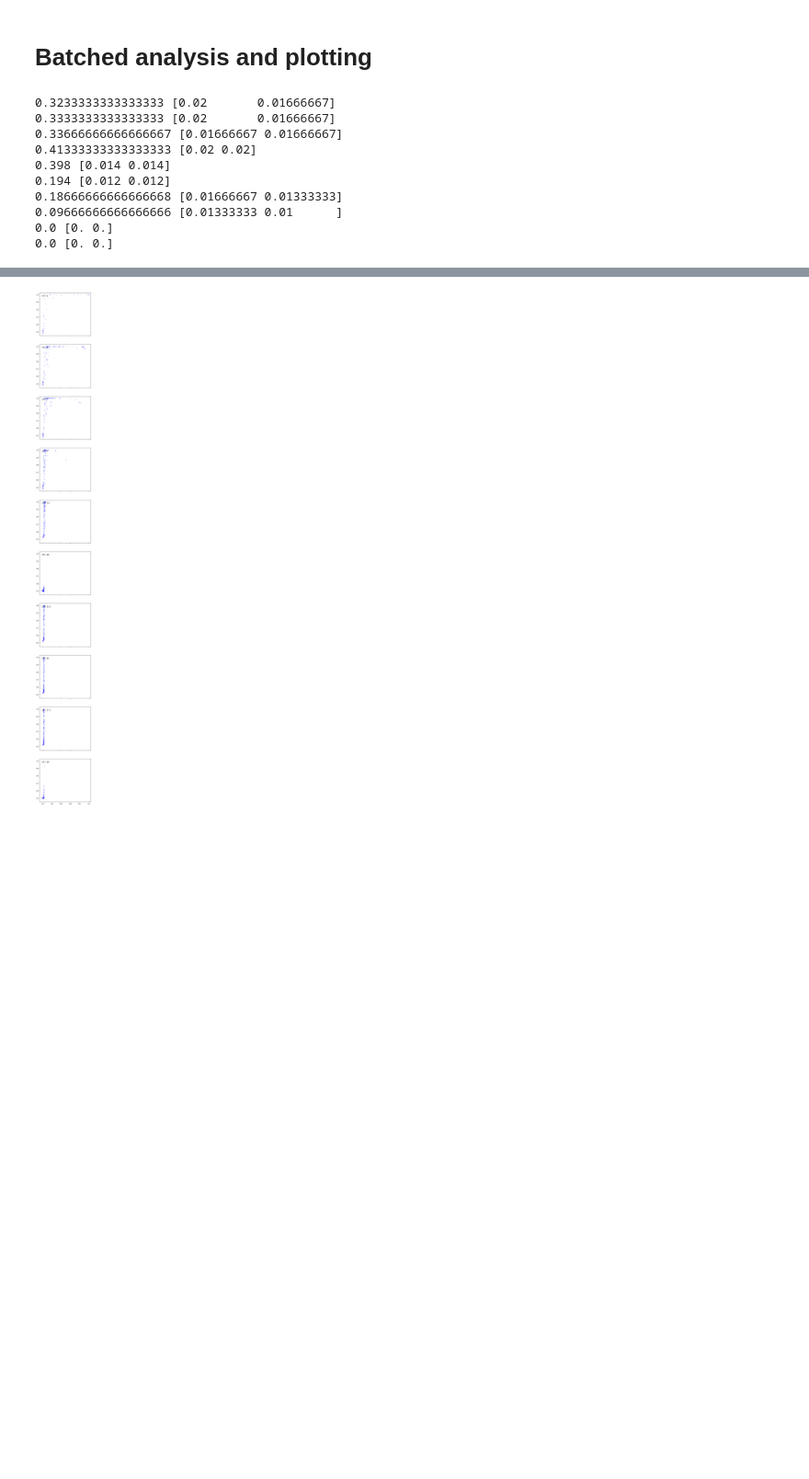
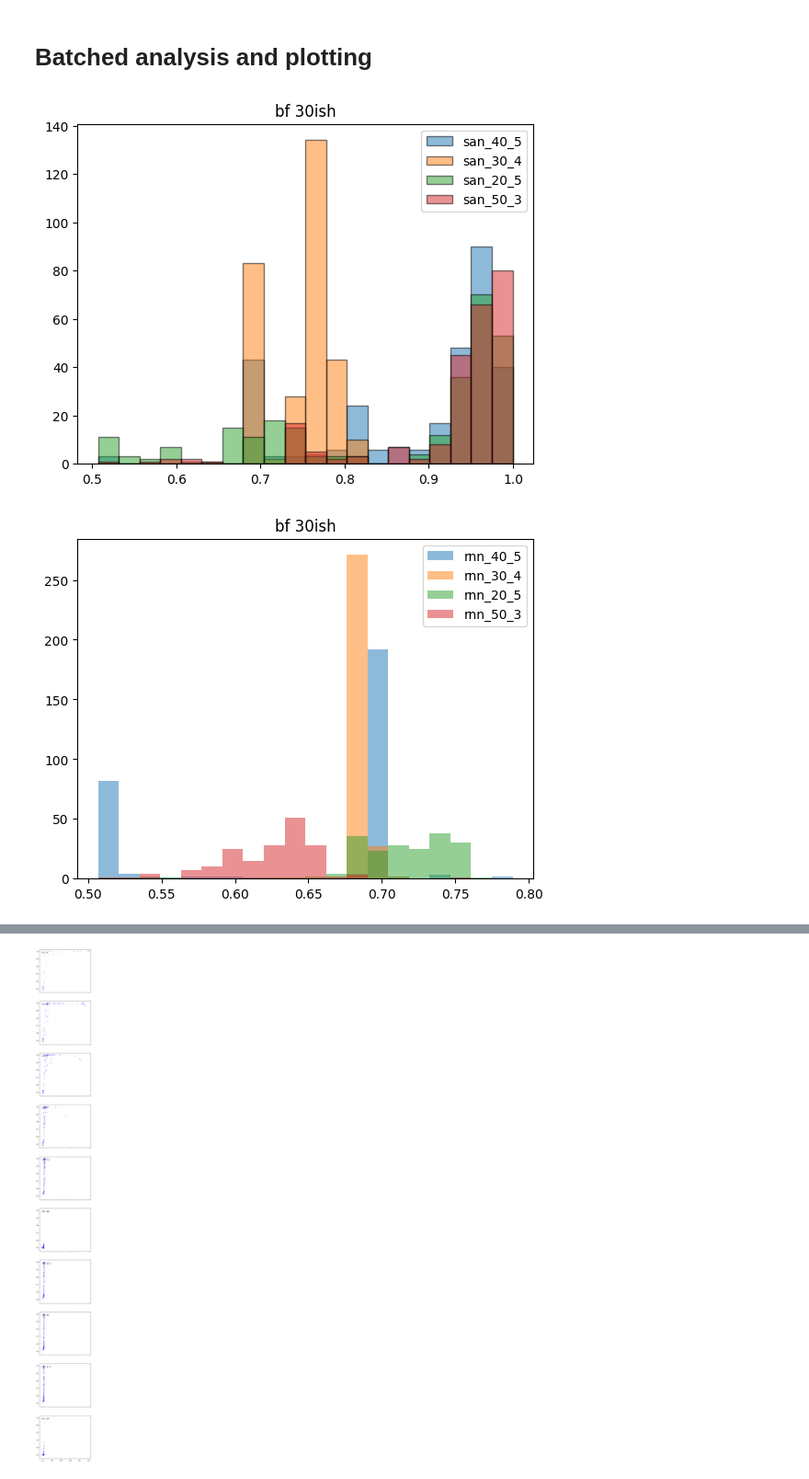
Before and after one commit to peterse/noise-robust-boolean-learning, a Jupyter notebook: mindreadingautobots/src/mindreadingautobots/analysis/process_spreadsheets.ipynb, the cells around one changed output, grey strips where cells are left out. Shown at 92% size. Cells and saved outputs as stored; diff of their text form; code cells hidden in the pictures; blank space fills up the shorter version.

```diff
--- a/mindreadingautobots/src/mindreadingautobots/analysis/process_spreadsheets.ipynb
+++ b/mindreadingautobots/src/mindreadingautobots/analysis/process_spreadsheets.ipynb
@@ -179,20 +189,49 @@ def bootstrap_fraction_in_range(x, b, delta=0.01, n_boot=5000, ci=50):
     upper = np.percentile(boot_vals, 100 - alpha/2)
     # return error bars!
     return frac_obs, np.array((frac_obs - lower, upper - frac_obs)).reshape(2, -1)
-# %%
-for i, bf in enumerate(bf_vals):
-    df1 = df_sparity.loc[df_sparity["bf"] == bf].loc[df_sparity["model"] == "RNN"]
-    df2 = df_sparity.loc[df_sparity["bf"] == bf].loc[df_sparity["model"] == "SAN"]
-    x, bds = bootstrap_fraction_in_range(df2['val_acc'].values, mle_noisy, delta=0.01, n_boot=5000, ci=50)
-    print(x, bds.flatten())
-# %% [output]
-0.3233333333333333 [0.02       0.01666667]
-0.3333333333333333 [0.02       0.01666667]
-0.33666666666666667 [0.01666667 0.01666667]
-0.41333333333333333 [0.02 0.02]
-0.398 [0.014 0.014]
-0.194 [0.012 0.012]
-0.18666666666666668 [0.01666667 0.01333333]
-0.09666666666666666 [0.01333333 0.01      ]
-0.0 [0. 0.]
-0.0 [0. 0.]
+# %%
+df_all_30_4 = pd.read_csv(f"./processed/sparse_majority_31_4.csv")
+df_ana_30_4 = pd.read_csv(f"./processed/sparse_majority_31_4_ana.csv")
+
+df_all_20_5 = pd.read_csv(f"./processed/sparse_majority_21_5.csv")
+df_ana_20_5 = pd.read_csv(f"./processed/sparse_majority_21_5_ana.csv")
+
+df_all_40_5 = pd.read_csv(f"./processed/sparse_majority_41_5.csv")
+df_ana_40_5 = pd.read_csv(f"./processed/sparse_majority_41_5_ana.csv")
+
+df_all_50_3 = pd.read_csv(f"./processed/sparse_majority_51_3.csv")
+df_ana_50_3 = pd.read_csv(f"./processed/sparse_majority_51_3_ana.csv")
+# %%
+# get bf=30 values for df_all_40_5
+san_40_5 = df_all_40_5[df_all_40_5["bf"] == 30][df_all_40_5["model"] == "SAN"]["noiseless_val_acc"].values.flatten()
+san_30_4 = df_all_30_4[df_all_30_4["bf"] == 31.9][df_all_30_4["model"] == "SAN"]["noiseless_val_acc"].values.flatten()
+san_20_5 = df_all_20_5[df_all_20_5["bf"] == 30][df_all_20_5["model"] == "SAN"]["noiseless_val_acc"].values.flatten()
+san_50_3 = df_all_50_3[df_all_50_3["bf"] == 31.9][df_all_50_3["model"] == "SAN"]["noiseless_val_acc"].values.flatten()
+
+rnn_40_5 = df_all_40_5[df_all_40_5["bf"] == 30][df_all_40_5["model"] == "RNN"]["noiseless_val_acc"].values.flatten()
+rnn_30_4 = df_all_30_4[df_all_30_4["bf"] == 31.9][df_all_30_4["model"] == "RNN"]["noiseless_val_acc"].values.flatten()
+rnn_20_5 = df_all_20_5[df_all_20_5["bf"] == 30][df_all_20_5["model"] == "RNN"]["noiseless_val_acc"].values.flatten()
+rnn_50_3 = df_all_50_3[df_all_50_3["bf"] == 31.9][df_all_50_3["model"] == "RNN"]["noiseless_val_acc"].values.flatten()
+# %%
+# histogram of all 4 san values
+cts, bins, _ = plt.hist(san_40_5, bins=20, alpha=0.5, edgecolor='k', label='san_40_5')
+plt.hist(san_30_4, bins=bins, alpha=0.5, edgecolor='k', label='san_30_4')
+plt.hist(san_20_5, bins=bins, alpha=0.5, edgecolor='k', label='san_20_5')
+plt.hist(san_50_3, bins=bins, alpha=0.5, edgecolor='k', label='san_50_3')
+# title is the bf value
+plt.title(f"bf 30ish")
+plt.legend()
+plt.show()
+
+# histogram of all 4 rnn values
+cts, bins, _ = plt.hist(rnn_40_5, bins=20, alpha=0.5, label='rnn_40_5')
+plt.hist(rnn_30_4, bins=bins, alpha=0.5, label='rnn_30_4')
+plt.hist(rnn_20_5, bins=bins, alpha=0.5, label='rnn_20_5')
+plt.hist(rnn_50_3, bins=bins, alpha=0.5, label='rnn_50_3')
+plt.legend()
+plt.title(f"bf 30ish")
+
+plt.show()
+# %% [output]
+[figure, added]
+[figure, added]
```
Also changed, not shown: parts of 17 cells of this notebook, 2 other files.
